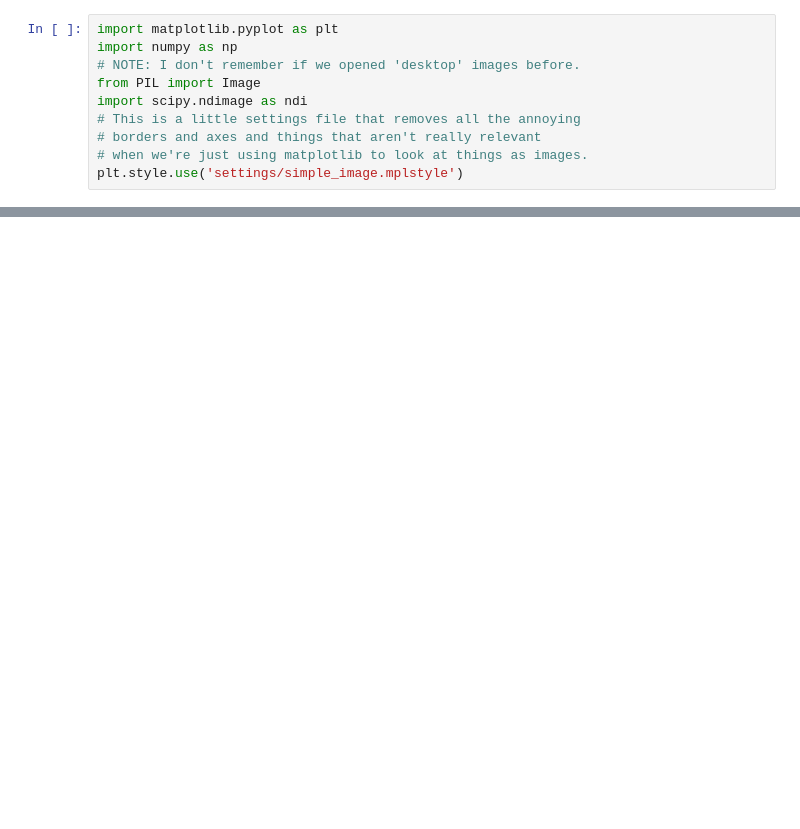
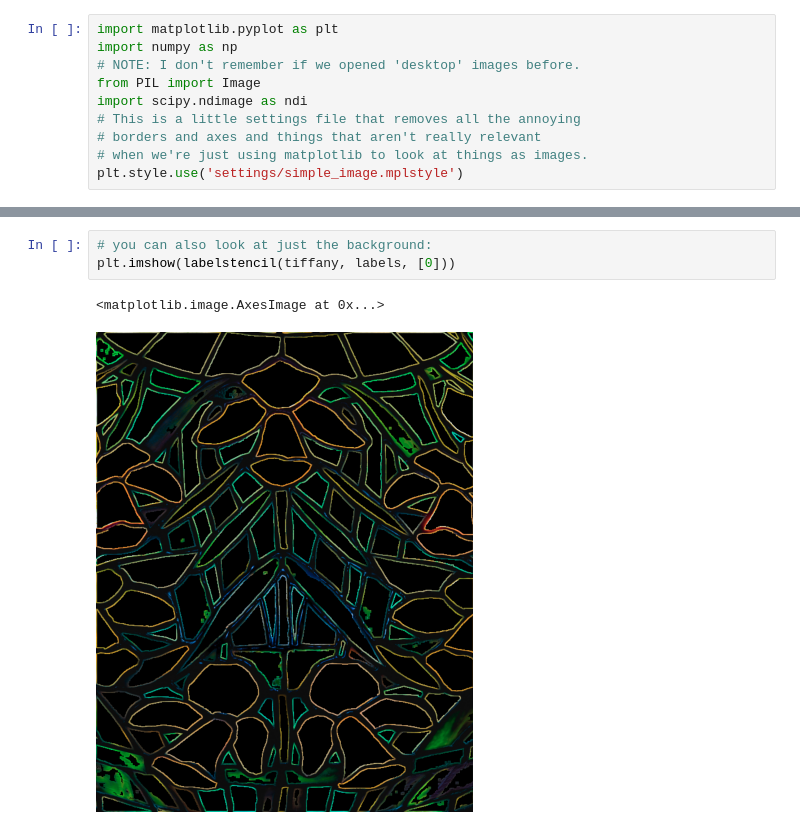
Before and after one commit to MillionConcepts/knowing-the-sky, a Jupyter notebook: knowing-the-sky/morphology_snippet.ipynb, the cells around one changed output, grey strips where cells are left out. Drawn from its saved outputs; the diff is of its cells as text; blank space fills up the shorter version.

```diff
--- a/knowing-the-sky/morphology_snippet.ipynb
+++ b/knowing-the-sky/morphology_snippet.ipynb
@@ -181,0 +250,6 @@ plt.imshow(
+# %%
+# you can also look at just the background:
+plt.imshow(labelstencil(tiffany, labels, [0]))
+# %% [output]
+<matplotlib.image.AxesImage at 0x...>
+[figure, added]
```
Also changed, not shown: parts of 30 cells of this notebook.
